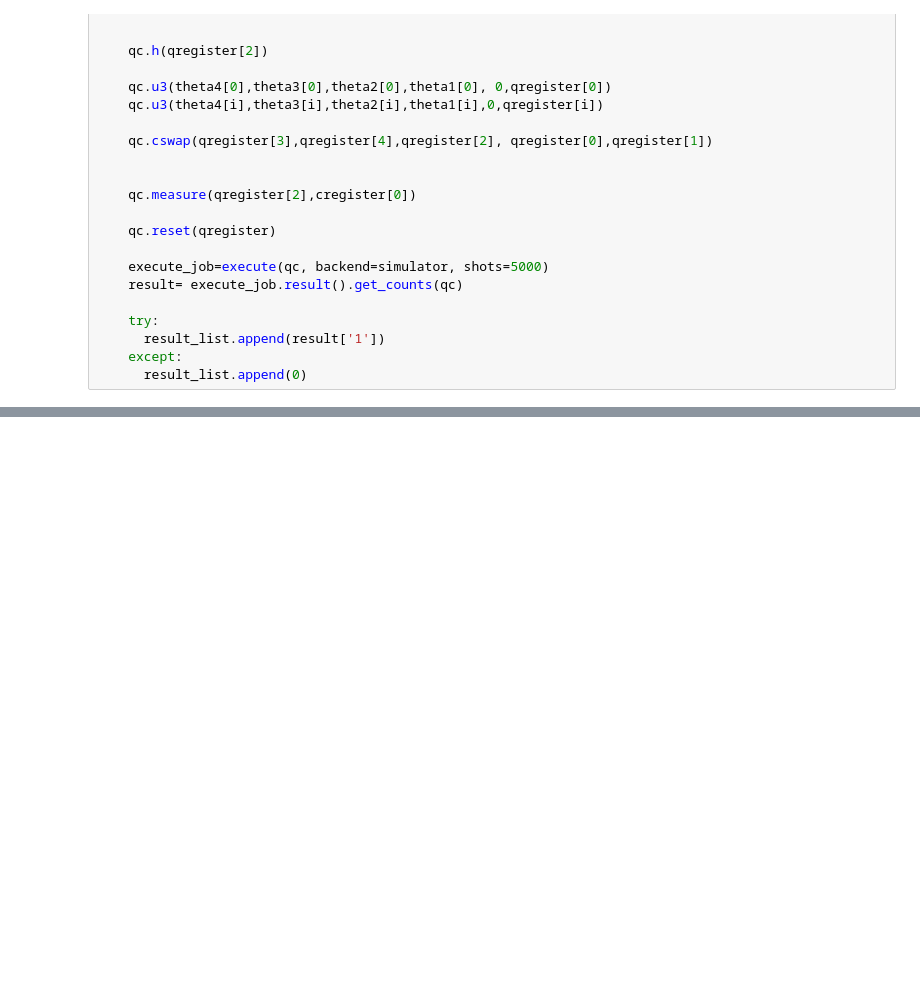
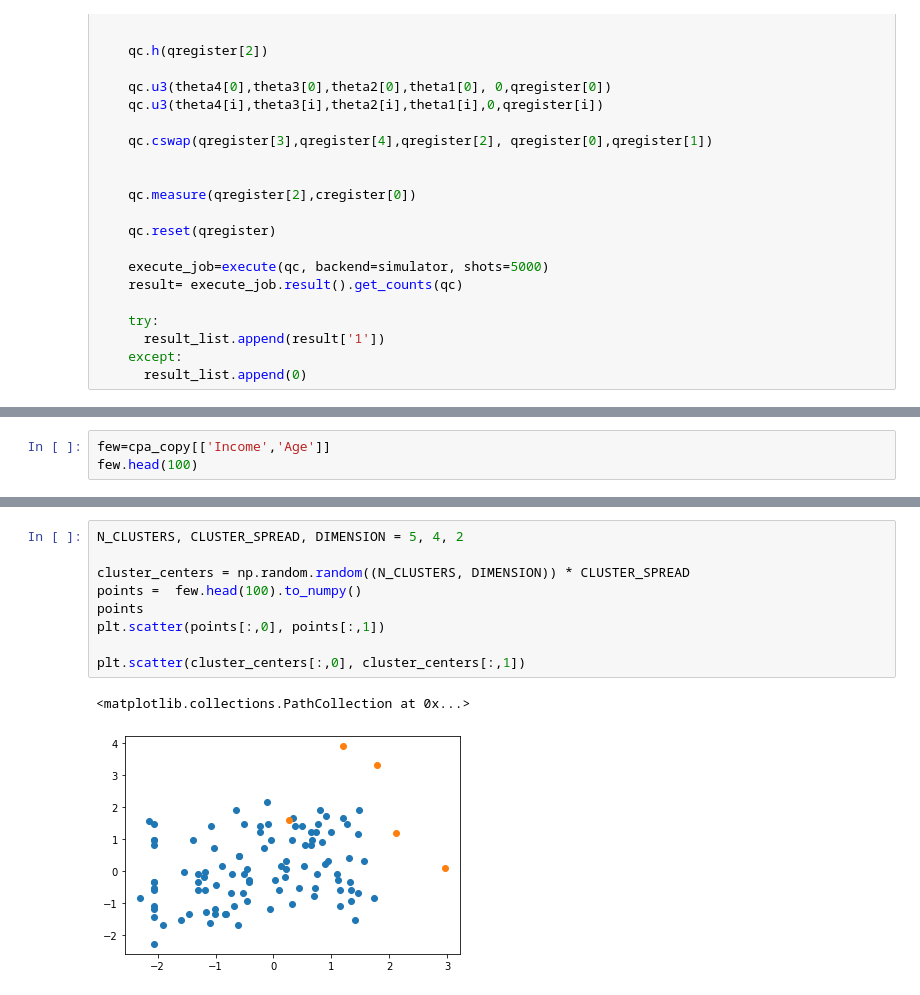
Before and after one commit to KittuPatel/CustomerPersonalityAnalysis, a Jupyter notebook: CustomerPersonalityAnalysis.ipynb, the cells around one changed output, grey strips where cells are left out. Cells and saved outputs as stored; diff of their text form; blank space fills up the shorter version.

```diff
--- a/CustomerPersonalityAnalysis.ipynb
+++ b/CustomerPersonalityAnalysis.ipynb
@@ -642,0 +672,3 @@ result_list
+# %%
+few=cpa_copy[['Income','Age']]
+few.head(100)
@@ -642,0 +689,12 @@ result_list
+# %%
+N_CLUSTERS, CLUSTER_SPREAD, DIMENSION = 5, 4, 2
+
+cluster_centers = np.random.random((N_CLUSTERS, DIMENSION)) * CLUSTER_SPREAD
+points =  few.head(100).to_numpy()
+points
+plt.scatter(points[:,0], points[:,1])
+
+plt.scatter(cluster_centers[:,0], cluster_centers[:,1])
+# %% [output]
+<matplotlib.collections.PathCollection at 0x...>
+[figure, added]
```
Also changed, not shown: parts of 7 cells of this notebook.
